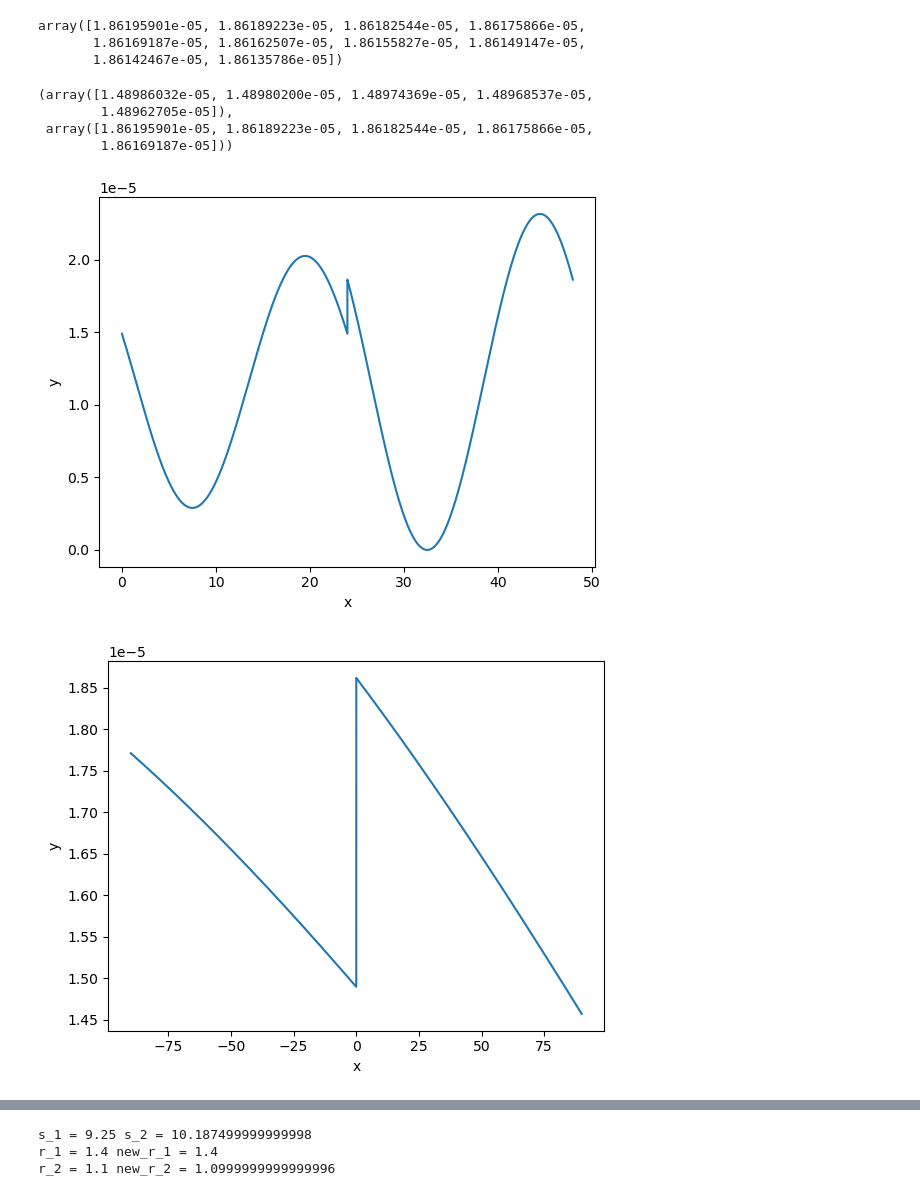
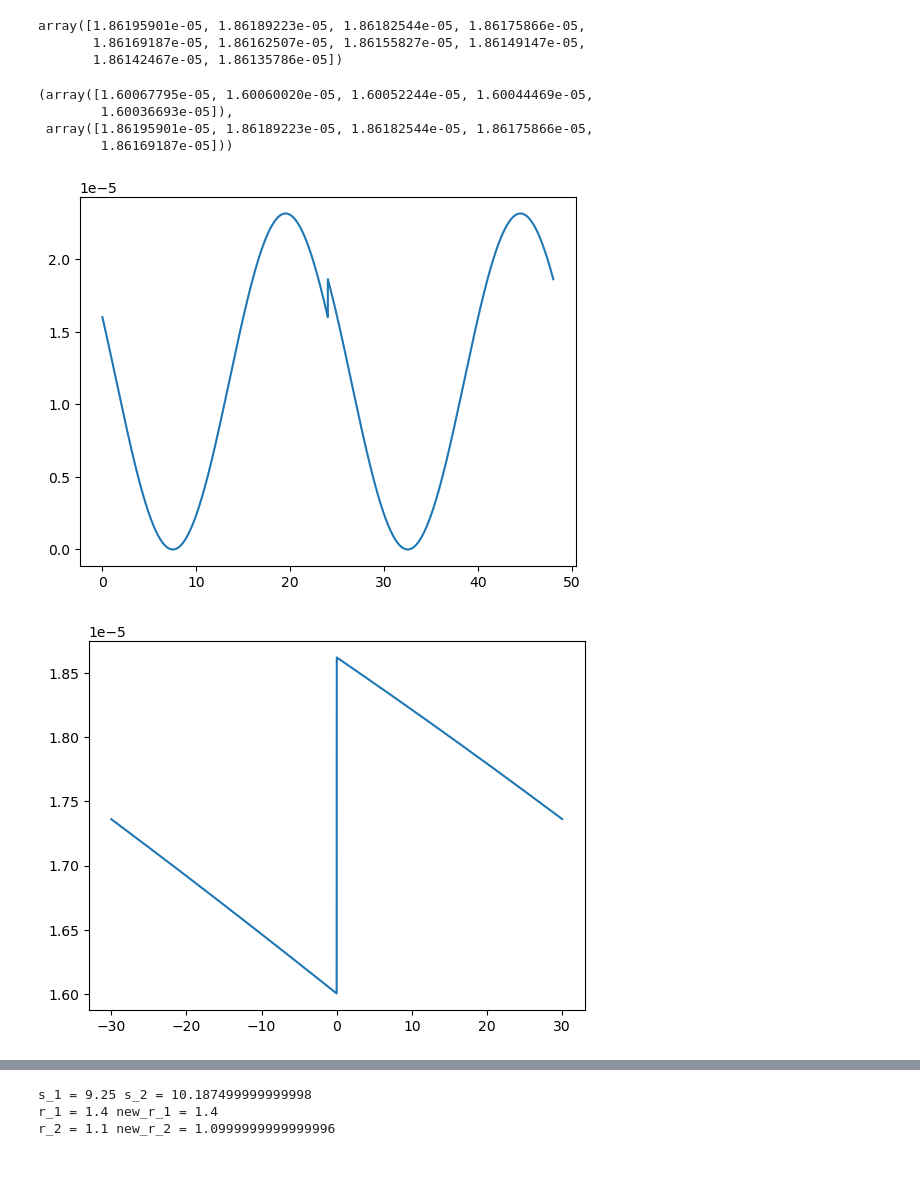
Before and after one commit to erikjhanson/ad-sims, a Jupyter notebook: activity-by-hour-notes.ipynb, the cells around one changed output, grey strips where cells are left out. Cells and saved outputs as stored; diff of their text form; code cells hidden in the pictures; blank space fills up the shorter version.

```diff
--- a/activity-by-hour-notes.ipynb
+++ b/activity-by-hour-notes.ipynb
@@ -66,15 +66,19 @@ We'll assume that most Ad Viewers are only active for a few
 hours but some could be active for much longer. We'll use a beta
 distribution to find the durations when the ad viewers are active.
 # %%
-def plot_fn(x, y, y_label="y"):
+def plot_fn(x, y, x_label=None, y_label=None, title=None):
     """
     Plot a graph of x and y values with a label on the y axis.
     """
     fig, ax = plt.subplots()
-    ax.set_xlabel('x')
-    ax.set_ylabel(y_label)
+    if x_label:
+        ax.set_xlabel(x_label)
+    if y_label:
+        ax.set_ylabel(y_label)
     ax.plot(x, y)
     ax.tick_params(axis ='y')
+    if title:
+        plt.title(title)
     plt.show()
 # %%
 
@@ -314,9 +318,9 @@ we'll assume hour of day is in a local time for the simulations.
 # the relative weight fo each day of the week.  Weeks start on Monday.
 
 weekly_activity_parameters = {
-    "max_to_min_ratio" : [2.5] * 5 + [3] * 2,
+    "max_to_min_ratio" : [2.5] * 4 + [3] * 3,
     "min_activity_hour" : [3] * 5 + [4] * 2,
-    "active_duration_mean_hours" : [3] * 7,
+    "active_duration_mean_hours" : [3] * 7,  # Keep all the same for now
     "active_duration_var_ratio" : [0.1] * 5 + [0.15] * 2,
     "active_duration_max_hours" : [15] * 5 + [12] * 2,
     "daily_activity_weight" : [1, 1.2, 1.3, 1.1, 0.9, 0.7, 0.5],
@@ -401,8 +411,8 @@ array([1.86195901e-05, 1.86189223e-05, 1.86182544e-05, 1.86175866e-05,
 
 daily_start_second_probs[4][-5:], daily_start_second_probs[5][:5]
 # %% [output]
-(array([1.48986032e-05, 1.48980200e-05, 1.48974369e-05, 1.48968537e-05,
-        1.48962705e-05]),
+(array([1.60067795e-05, 1.60060020e-05, 1.60052244e-05, 1.60044469e-05,
+        1.60036693e-05]),
  array([1.86195901e-05, 1.86189223e-05, 1.86182544e-05, 1.86175866e-05,
         1.86169187e-05]))
 # %%
@@ -420,22 +430,22 @@ y = np.append(daily_start_second_probs[4], daily_start_second_probs[5])
 
 plot_fn(x,y)
 # %% [output]
-[figure, old version]
+[figure, new version]
 # %%
 # Do a more detailed plot to show this
 
-n_seconds_around_day_end = 1800 * 3
+n_seconds_around_day_end = 1800
 
 x2 = [n/60 for n in range(-n_seconds_around_day_end, n_seconds_around_day_end)]
 y2 = y[
     SECONDS_IN_DAY-n_seconds_around_day_end
     : SECONDS_IN_DAY+n_seconds_around_day_end
 ]
 
 
 plot_fn(x2, y2)
 # %% [output]
-[figure, old version]
+[figure, new version]
 # %% [markdown]
 ## Blending and scaling notes
 
```
Also changed, not shown: parts of 14 cells of this notebook.
